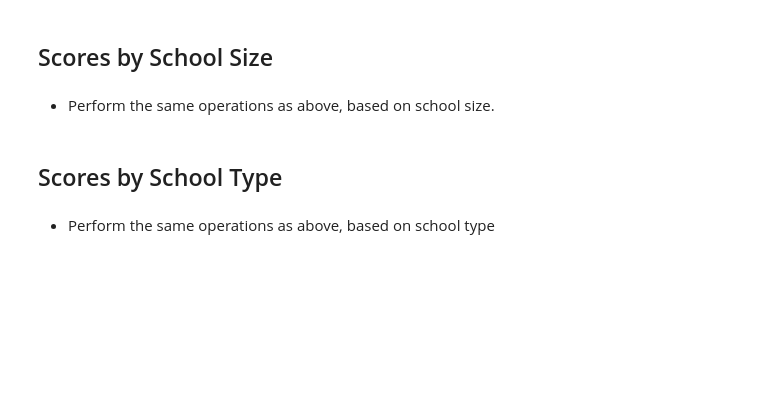
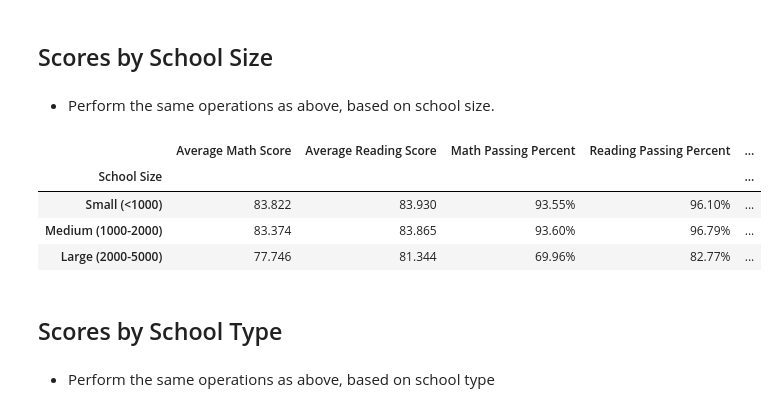
Before and after one commit to Mattg0392/pandas_challenge, a Jupyter notebook: PyCitySchools.ipynb, the cells around one changed output. Drawn from its saved outputs; the diff is of its cells as text; code cells hidden in the pictures; blank space fills up the shorter version.

```diff
--- a/PyCitySchools.ipynb
+++ b/PyCitySchools.ipynb
@@ -308,6 +360,35 @@ readingGradeAvg.style.hide_index()
 ## Scores by School Size
 # %% [markdown]
 * Perform the same operations as above, based on school size.
+# %%
+#Same thing as above
+STbins = [0, 999, 2001, 5000]
+STgroup_names = ["Small (<1000)", "Medium (1000-2000)", "Large (2000-5000)"]
+scoresByStudentDF = pd.DataFrame(schoolGroupDF)
+scoresByStudentDF["Total Students"] = scoresByStudentDF["Total Students"].str.replace(',', '')
+scoresByStudentDF["Total Students"] = scoresByStudentDF["Total Students"].astype(float)
+# %%
+scoresByStudent = pd.cut(scoresByStudentDF["Total Students"], STbins, labels=STgroup_names, include_lowest=True)
+scoresByStudentDF["School Size"] = scoresByStudent
+# %%
+scoresByStudentGroupDF = scoresByStudentDF.groupby("School Size")
+scoresByStudentGroupDF.mean()
+scoresByStudentDF = pd.DataFrame(scoresByStudentGroupDF.mean())
+scoresByStudentDisplayDF = scoresByStudentDF.loc[:, ["Average Math Score", "Average Reading Score", "Math Passing Percent",
+                                                 "Reading Passing Percent", "Overall Passing Percent"]]
+scoresByStudentDisplayDF["Average Math Score"] = scoresByStudentDisplayDF["Average Math Score"].map("{:,.3f}".format)
+scoresByStudentDisplayDF["Average Reading Score"] = scoresByStudentDisplayDF["Average Reading Score"].map("{:,.3f}".format)
+scoresByStudentDisplayDF["Math Passing Percent"] = scoresByStudentDisplayDF["Math Passing Percent"].map("{:,.2f}%".format)
+scoresByStudentDisplayDF["Reading Passing Percent"] = scoresByStudentDisplayDF["Reading Passing Percent"].map("{:,.2f}%".format)
+scoresByStudentDisplayDF["Overall Passing Percent"] = scoresByStudentDisplayDF["Overall Passing Percent"].map("{:,.2f}%".format)
+
+scoresByStudentDisplayDF
+# %% [output]
+|  | Average Math Score | Average Reading Score | Math Passing Percent | Reading Passing Percent | ... |
+| School Size |  |  |  |  | ... |
+| Small (<1000) | 83.822 | 83.930 | 93.55% | 96.10% | ... |
+| Medium (1000-2000) | 83.374 | 83.865 | 93.60% | 96.79% | ... |
+| Large (2000-5000) | 77.746 | 81.344 | 69.96% | 82.77% | ... |
 # %% [markdown]
 ## Scores by School Type
 # %% [markdown]
```
Also changed, not shown: parts of 3 cells of this notebook.
